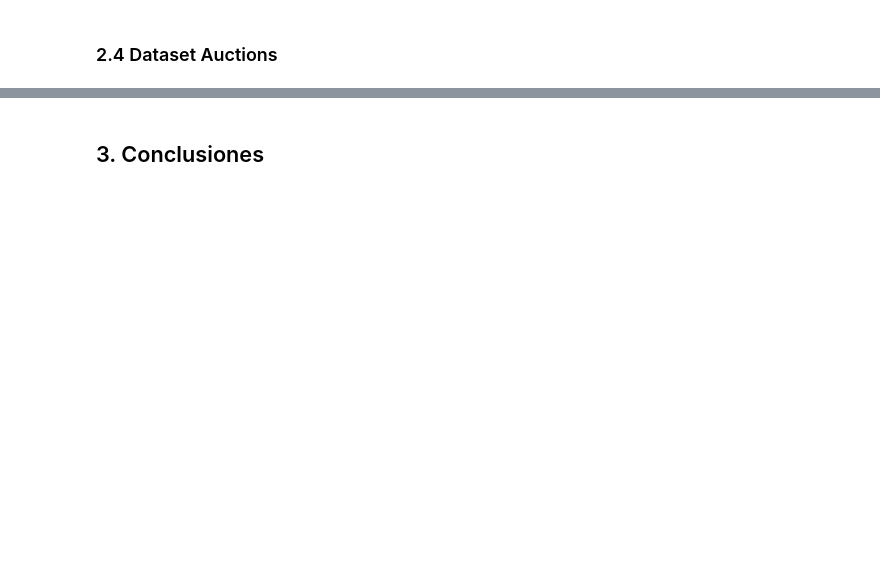
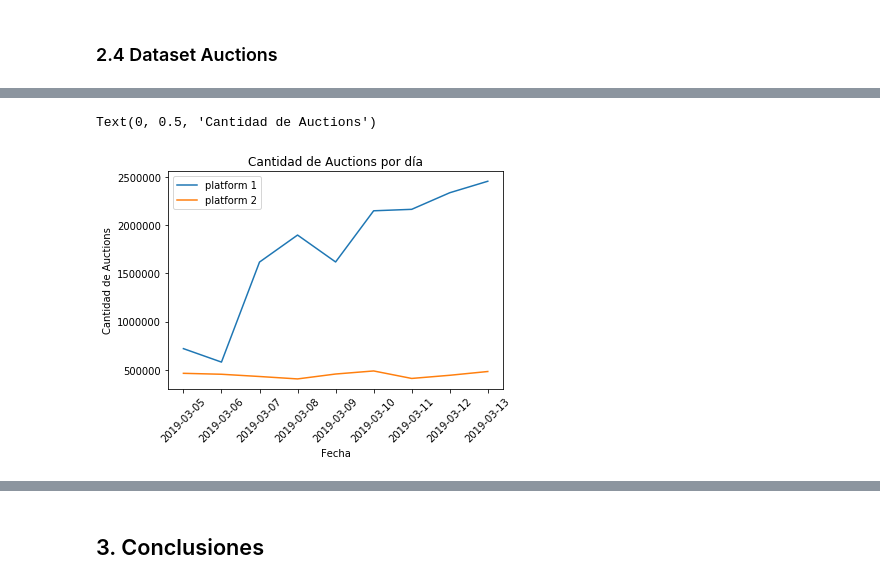
Before and after one commit to flor14/Organizacion_de_datos_2019, a Jupyter notebook: Tp1_datos.ipynb, the cells around one changed output, grey strips where cells are left out. Drawn from its saved outputs; the diff is of its cells as text; code cells hidden in the pictures; blank space fills up the shorter version.

```diff
--- a/Tp1_datos.ipynb
+++ b/Tp1_datos.ipynb
@@ -759,15 +964,0 @@ Cada observación o fila del dataset de Auctions presenta una subasta, seleccion
-# %%
-import pandas as pd
-
-# Leo los archivos con Pandas
-auctions = pd.read_csv('E:/Materias/Organizacion_datos_2019/auctions.csv.gzip',
-                       compression = 'gzip',
-                       low_memory = False ,
-                       dtype = {'country' : 'category' ,'device_id' : 'category',
-                               'platform':'category', 'ref_type_id':'category',
-                               'source_id':'category'})
-#Explicito el formato de la fecha
-auctions['created'] = pd.to_datetime(auctions['created'], format='%Y-%m-%d %H')
-
-#Tengo una primera visión del DataFrame
-auctions.head()
@@ -778,0 +1017,15 @@ fig = plt.figure()
+# %%
+#conviertiendo la fecha de object a datatime
+auctions['date'] = pd.to_datetime(auctions['date'], format='%Y-%m-%d %H:%M:%S.%f')
+
+auctions['date2'] = auctions['date'].dt.date
+# %%
+#Se modela el dataframe para explorar por plarform por día
+auctions2 = auctions[['date2','platform','date']]
+auctions22 = auctions2.groupby(['date2','platform']).size().reset_index(name='cuenta')
+
+aux1 = auctions22.loc[auctions22['platform'] == '1']
+aux2 = auctions22.loc[auctions22['platform'] == '2']
+aux3 = pd.merge(aux1, aux2, left_on='date2', right_on='date2', how='left')
+aux3 = aux3[['date2','cuenta_x','cuenta_y']].rename(columns={'cuenta_x':'platform 1','cuenta_y':'platform 2'})
+aux3
@@ -778,0 +1047,10 @@ fig = plt.figure()
+# %%
+# FIGURA 8
+
+aux3.plot(x = 'date2', rot = 45)
+plt.title('Cantidad de Auctions por día')
+plt.xlabel('Fecha')
+plt.ylabel('Cantidad de Auctions')
+# %% [output]
+Text(0, 0.5, 'Cantidad de Auctions')
+[figure, added]
```
Also changed, not shown: parts of 34 cells of this notebook.
